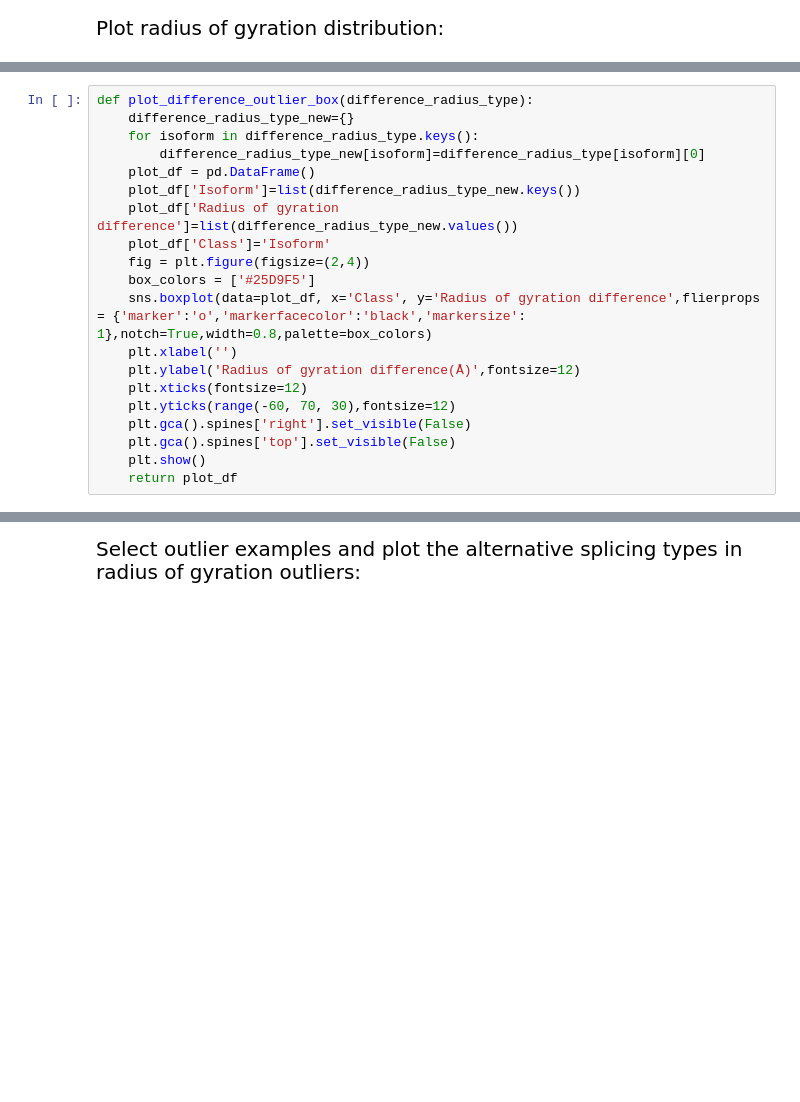
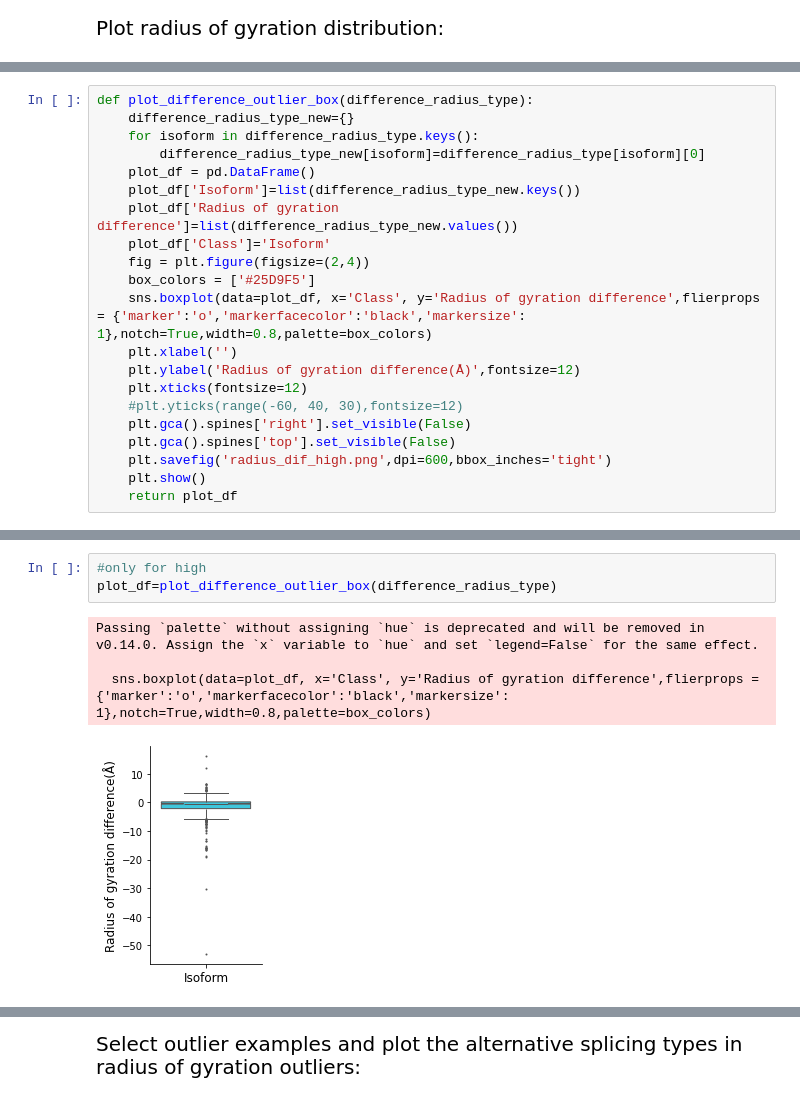
Before and after one commit to welch-lab/AF2_scRNA, a Jupyter notebook: notebook/Figure 5.ipynb, the cells around one changed output, grey strips where cells are left out. Drawn from its saved outputs; the diff is of its cells as text; blank space fills up the shorter version.

```diff
--- a/notebook/Figure 5.ipynb
+++ b/notebook/Figure 5.ipynb
@@ -90,9 +236,10 @@ def plot_difference_outlier_box(difference_radius_type):
     plt.xlabel('')
     plt.ylabel('Radius of gyration difference(Å)',fontsize=12)
     plt.xticks(fontsize=12)
-    plt.yticks(range(-60, 70, 30),fontsize=12)
+    #plt.yticks(range(-60, 40, 30),fontsize=12)
     plt.gca().spines['right'].set_visible(False)
     plt.gca().spines['top'].set_visible(False)
+    plt.savefig('radius_dif_high.png',dpi=600,bbox_inches='tight')
     plt.show()
     return plot_df
 # %%
@@ -100,2 +247,10 @@ plot_df=plot_difference_outlier_box(radius_difference_type)
 # %% [output]
 [figure]
+# %%
+#only for high
+plot_df=plot_difference_outlier_box(difference_radius_type)
+# %% [output]
+Passing `palette` without assigning `hue` is deprecated and will be removed in v0.14.0. Assign the `x` variable to `hue` and set `legend=False` for the same effect.
+
+  sns.boxplot(data=plot_df, x='Class', y='Radius of gyration difference',flierprops = {'marker':'o','markerfacecolor':'black','markersize': 1},notch=True,width=0.8,palette=box_colors)
+[figure, added]
```
Also changed, not shown: parts of 40 cells of this notebook.
